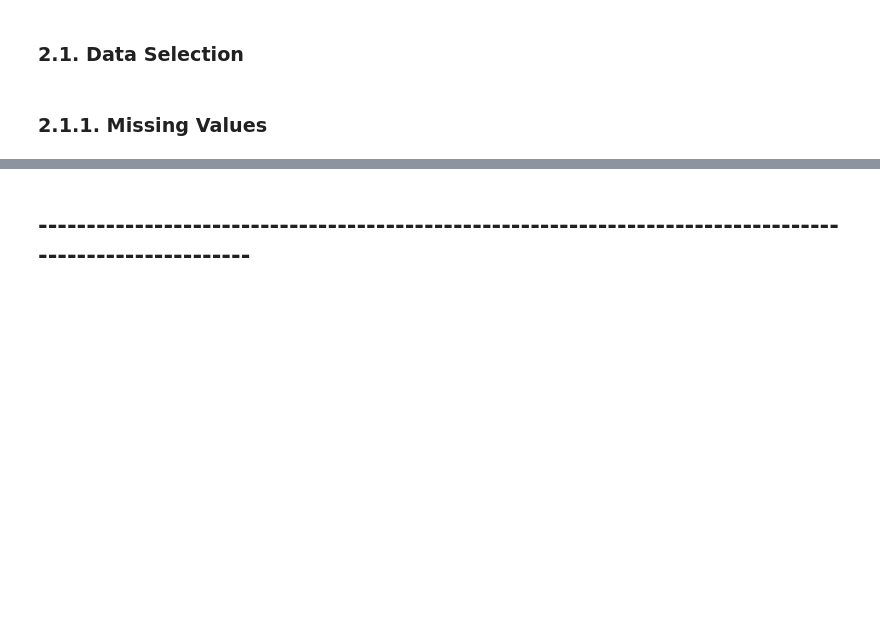
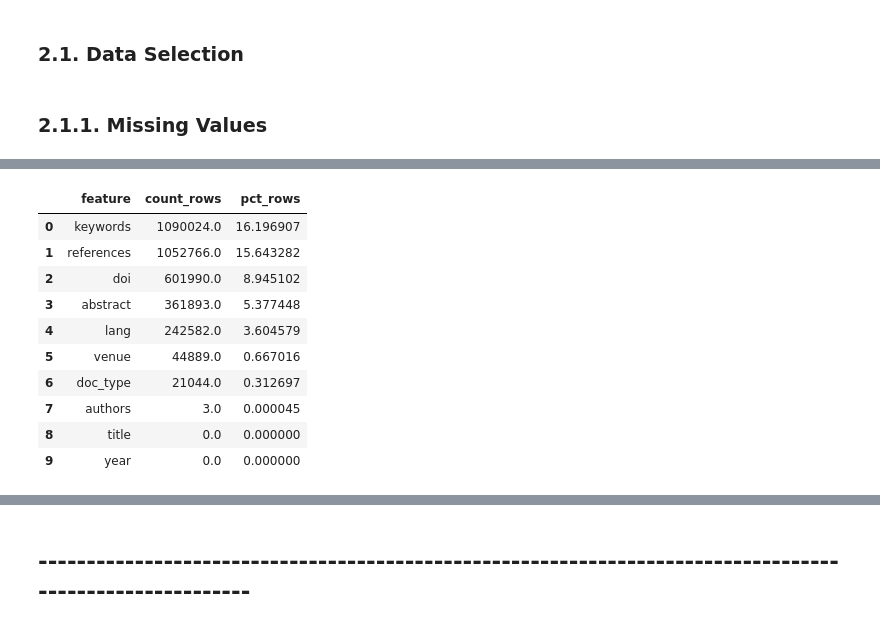
Before and after one commit to SergioFernandezDiz/Data-Projects-Hackathon_3-25-26, a Jupyter notebook: code.ipynb, the cells around one changed output, grey strips where cells are left out. Cells and saved outputs as stored; diff of their text form; code cells hidden in the pictures; blank space fills up the shorter version.

```diff
--- a/code.ipynb
+++ b/code.ipynb
@@ -435,0 +554,42 @@ for col, val in paper.items():
+# %%
+missing_summary = con.execute("""
+    SELECT * FROM (
+        SELECT 'title' AS feature, SUM(CAST(flag_missing_title AS INTEGER)) AS count_rows FROM papers_profile_base
+        UNION ALL
+        SELECT 'abstract', SUM(CAST(flag_missing_abstract AS INTEGER)) FROM papers_profile_base
+        UNION ALL
+        SELECT 'doi', SUM(CAST(flag_missing_doi AS INTEGER)) FROM papers_profile_base
+        UNION ALL
+        SELECT 'lang', SUM(CAST(flag_missing_lang AS INTEGER)) FROM papers_profile_base
+        UNION ALL
+        SELECT 'venue', SUM(CAST(flag_missing_venue AS INTEGER)) FROM papers_profile_base
+        UNION ALL
+        SELECT 'doc_type', SUM(CAST(flag_missing_doc_type AS INTEGER)) FROM papers_profile_base
+        UNION ALL
+        SELECT 'keywords', SUM(CAST(flag_missing_keywords AS INTEGER)) FROM papers_profile_base
+        UNION ALL
+        SELECT 'references', SUM(CAST(flag_missing_references AS INTEGER)) FROM papers_profile_base
+        UNION ALL
+        SELECT 'authors', SUM(CAST(flag_missing_authors AS INTEGER)) FROM papers_profile_base
+        UNION ALL
+        SELECT 'year', SUM(CAST(flag_year_missing AS INTEGER)) FROM papers_profile_base
+    )
+    ORDER BY count_rows DESC
+""").fetchdf()
+
+total_rows = con.execute("SELECT COUNT(*) FROM papers_profile_base").fetchone()[0]
+missing_summary["pct_rows"] = missing_summary["count_rows"] / total_rows * 100
+
+display(missing_summary)
+# %% [output]
+|  | feature | count_rows | pct_rows |
+| 0 | keywords | 1090024.0 | 16.196907 |
+| 1 | references | 1052766.0 | 15.643282 |
+| 2 | doi | 601990.0 | 8.945102 |
+| 3 | abstract | 361893.0 | 5.377448 |
+| 4 | lang | 242582.0 | 3.604579 |
+| 5 | venue | 44889.0 | 0.667016 |
+| 6 | doc_type | 21044.0 | 0.312697 |
+| 7 | authors | 3.0 | 0.000045 |
+| 8 | title | 0.0 | 0.000000 |
+| 9 | year | 0.0 | 0.000000 |
```
Also changed, not shown: parts of 28 cells of this notebook.
